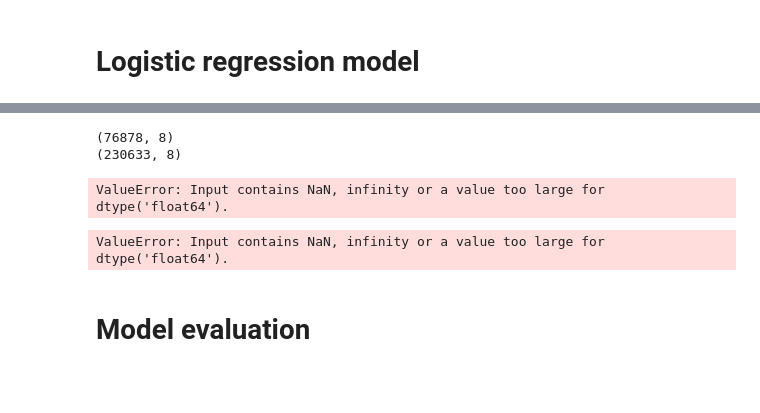
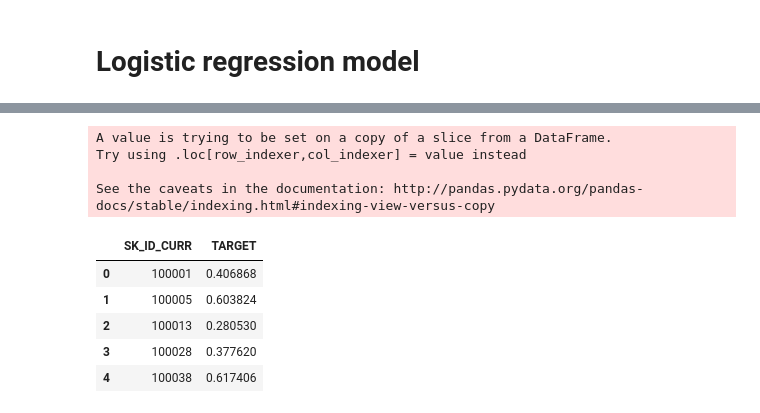
Before and after one commit to gukun770/Home-Credit, a Jupyter notebook: Home Credit Default Risk.ipynb, the cells around one changed output, grey strips where cells are left out. Drawn from its saved outputs; the diff is of its cells as text; code cells hidden in the pictures; blank space fills up the shorter version.

```diff
--- a/Home Credit Default Risk.ipynb
+++ b/Home Credit Default Risk.ipynb
@@ -594,5 +824,21 @@ df_train_1.head()
+# %%
+X_train = df_train.drop('TARGET',axis=1).values
+y_train = df_train['TARGET'].values
+# %%
+X_test = df_test.values
 # %%
 imp = Imputer(strategy='median')
 imp.fit(X_train)
+
+# transform the test & train data
 X_train=imp.transform(X_train)
 X_test=imp.transform(X_test)
+
+
+scaler = MinMaxScaler(feature_range = (0, 1))
+scaler.fit(X_train)
+X_train = scaler.transform(X_train)
+X_test = scaler.transform(X_test)
+
+print('Training data shape: ', X_train.shape)
+print('Testing data shape: ', X_test.shape)
@@ -684,44 +848,19 @@ np.isnan(X_train).sum()
-# %%
-print(X_test.shape)
-print(X_train.shape)
-# %% [output]
-(76878, 8)
-(230633, 8)
-# %%
-model = LogisticRegression()
-model.fit(X_train, y_train)
-probabilities = model.predict_proba(X_test)[:, 1]
-tpr, fpr, thresholds = roc_curve(probabilities, y_test)
-plt.plot(fpr, tpr)
-plt.xlabel("False Positive Rate (1 - Specificity)")
-plt.ylabel("True Positive Rate (Sensitivity, Recall)")
-plt.title("ROC plot of admissions data")
-plt.show()
-# %% [output]
-ValueError: Input contains NaN, infinity or a value too large for dtype('float64').
-# %%
-kf = KFold(n_splits=10)
-kf.get_n_splits(X_train)
-
-accuracies = []
-precisions = []
-recalls = []
-
-for train_index, test_index in kf.split(X_train):
-    model = LogisticRegression()
-    model.fit(X_train[train_index], y_train[train_index])
-#     proba = model.predict_proba(X_train[test_index])[:, 1]
-#     y_predict = proba>=0.15
-    y_predict = model.predict(X_train[test_index])
-    y_true = y_train[test_index]
-    accuracies.append(accuracy_score(y_true, y_predict))
-    precisions.append(precision_score(y_true, y_predict))
-    recalls.append(recall_score(y_true, y_predict))
-
-print("accuracy:", np.average(accuracies))
-print("precision:", np.average(precisions))
-print("recall:", np.average(recalls))
-# %% [output]
-ValueError: Input contains NaN, infinity or a value too large for dtype('float64').
-# %% [markdown]
-# Model evaluation
+# %%
+model = LogisticRegression(class_weight='balanced')
+model.fit(X_train, y_train)
+probabilities = model.predict_proba(X_test)[:, 1]
+# %%
+submit = application_test[['SK_ID_CURR']]
+submit['TARGET'] = probabilities
+submit.head()
+# %% [output]
+A value is trying to be set on a copy of a slice from a DataFrame.
+Try using .loc[row_indexer,col_indexer] = value instead
+
+See the caveats in the documentation: http://pandas.pydata.org/pandas-docs/stable/indexing.html#indexing-view-versus-copy
+|  | SK_ID_CURR | TARGET |
+| 0 | 100001 | 0.406868 |
+| 1 | 100005 | 0.603824 |
+| 2 | 100013 | 0.280530 |
+| 3 | 100028 | 0.377620 |
+| 4 | 100038 | 0.617406 |
```
Also changed, not shown: parts of 55 cells of this notebook, 1 other file.
